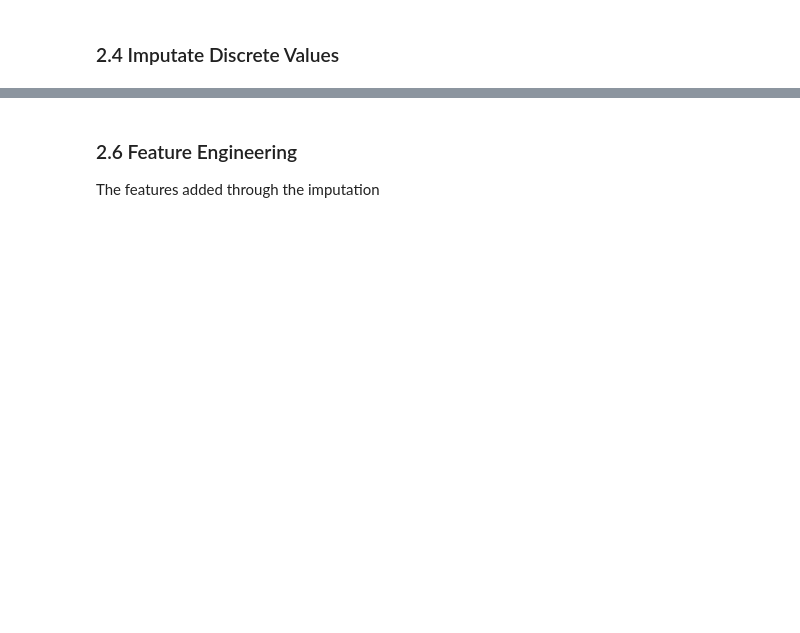
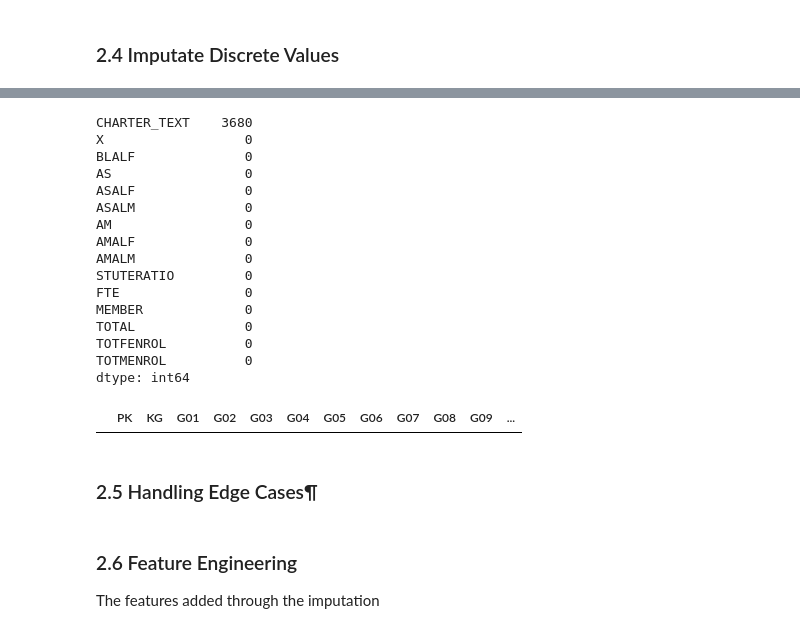
Before and after one commit to monteleecode/data-analytics, a Jupyter notebook: Project1-codebase-v2.ipynb, the cells around one changed output, grey strips where cells are left out. Saved outputs shown, nothing was run; the diff lists cells and outputs as text; code cells hidden in the pictures; blank space fills up the shorter version.

Commit message:
missing values all cleaned

```diff
--- a/Project1-codebase-v2.ipynb
+++ b/Project1-codebase-v2.ipynb
@@ -135,7 +135,7 @@ s.to_csv("Deliverable2.csv", index=False)
 placeholder_codes = [-1, -2, -9, "M", "N"]
 
 # Replace placeholder codes with NaN (only for columns where codes appear)
-for c in ["STUTERATIO", "TOTFRL", "FRELCH", "REDLCH", "DIRECTCERT"]:
+for c in ["STUTERATIO", "TOTFRL", "FRELCH", "REDLCH", "DIRECTCERT", "CHARTER_TEXT"]:
     if c in s.columns:
         s[c] = s[c].replace(placeholder_codes, np.nan)
 
@@ -383 +431,13 @@ UG                5
 dtype: int64
+# %%
+grade_cols = s.loc[:, 'PK':'AE'].columns  # columns from PK to AE
+remainder_after_grades = s[grade_cols].sum(axis=1, min_count=1) - s['TOTAL']  # or whatever your total column is for grades
+s['TOTAL_GRADE_CONS'] = remainder_after_grades == 0  # True if sum equals TOTAL, False otherwise
+inconsistent_grade = remainder_after_grades != 0
+
+# --- Step 2: Fill NaN with 0 for inconsistent rows only ---
+inconsistent_grade_mask = ~s['TOTAL_GRADE_CONS']  # rows where sum != TOTAL
+s.loc[inconsistent_grade_mask, grade_cols] = s.loc[inconsistent_grade_mask, grade_cols].fillna(0)
+
+# --- Step 3: Print summary ---
+print("Rows where grade sum not equal TOTAL (flagged):", int(inconsistent_grade.sum()))
@@ -384,3 +500,60 @@ dtype: int64
+# %%
+# replace the rest NAN STUTERATIO according to TOTAL and FTE
+## Fill in the rest of the missing FTE
+
+## fill in the STUTERATIO
+mask_fte_known = s['STUTERATIO'].isna() & s['FTE'].notna()
+s.loc[mask_fte_known, 'STUTERATIO'] = s.loc[mask_fte_known].apply(
+    lambda row: row['TOTAL'] / row['FTE'] if row['FTE'] != 0 else 0,
+    axis=1
+)
+
+# Optional: round STUTERATIO
+s['STUTERATIO'] = s['STUTERATIO'].round(2)
+
+# --- Step 2: Fill missing STUTERATIO using group median ---
+mask_fte_missing = s['STUTERATIO'].isna()
+group_median_stu = s.groupby(['STABR', 'SCHOOL_LEVEL'])['STUTERATIO'].transform('median')
+s.loc[mask_fte_missing, 'STUTERATIO'] = s.loc[mask_fte_missing].apply(
+    lambda row: group_median_stu[row.name] if not pd.isna(group_median_stu[row.name]) else 0,
+    axis=1
+)
+
+# Optional: round STUTERATIO
+s['STUTERATIO'] = s['STUTERATIO'].round(2)
+
+# --- Step 3: Compute missing FTE from STUTERATIO ---
+mask_fte_nan = s['FTE'].isna() & s['STUTERATIO'].notna()
+s.loc[mask_fte_nan, 'FTE'] = s.loc[mask_fte_nan].apply(
+    lambda row: row['TOTAL'] / row['STUTERATIO'] if row['STUTERATIO'] != 0 else 0,
+    axis=1
+)
+
+# Optional: round FTE
+s['FTE'] = s['FTE'].round(2)
+print(s.isna().sum().sort_values(ascending=False).head(15))
+s.loc[s["G13"].isna(), "PK":"TOTAL"]
+# s.loc[s["HP"].isna(), "TOTAL":"WH"]
+# %% [output]
+CHARTER_TEXT    3680
+X                  0
+BLALF              0
+AS                 0
+ASALF              0
+ASALM              0
+AM                 0
+AMALF              0
+AMALM              0
+STUTERATIO         0
+FTE                0
+MEMBER             0
+TOTAL              0
+TOTFENROL          0
+TOTMENROL          0
+dtype: int64
+|  | PK | KG | G01 | G02 | G03 | G04 | G05 | G06 | G07 | G08 | G09 | ... |
+# %% [markdown]
+### 2.5 Handling Edge Cases¶
 # %% [markdown]
 ### 2.6 Feature Engineering
 The features added through the imputation
```
Also changed, not shown: parts of 17 cells of this notebook, 4 other files.
